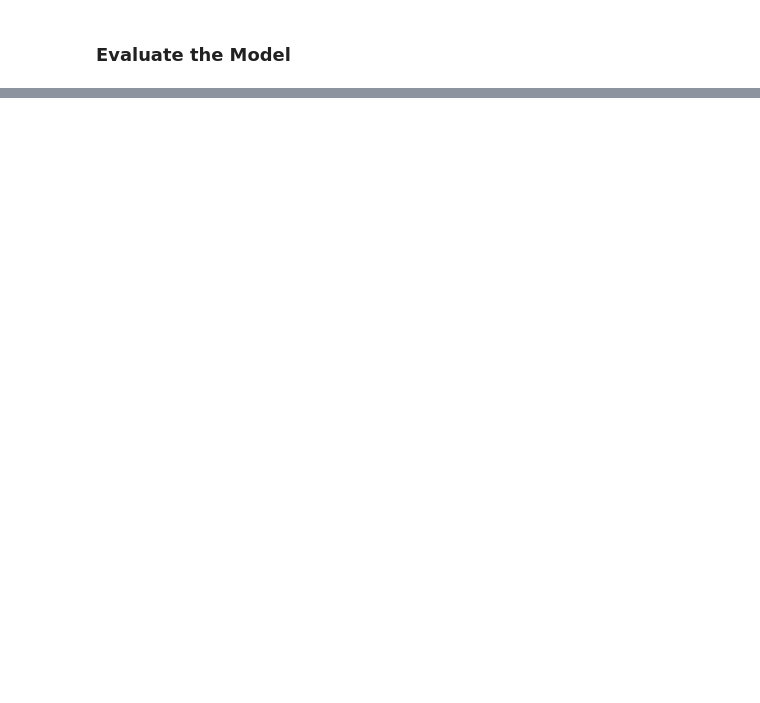
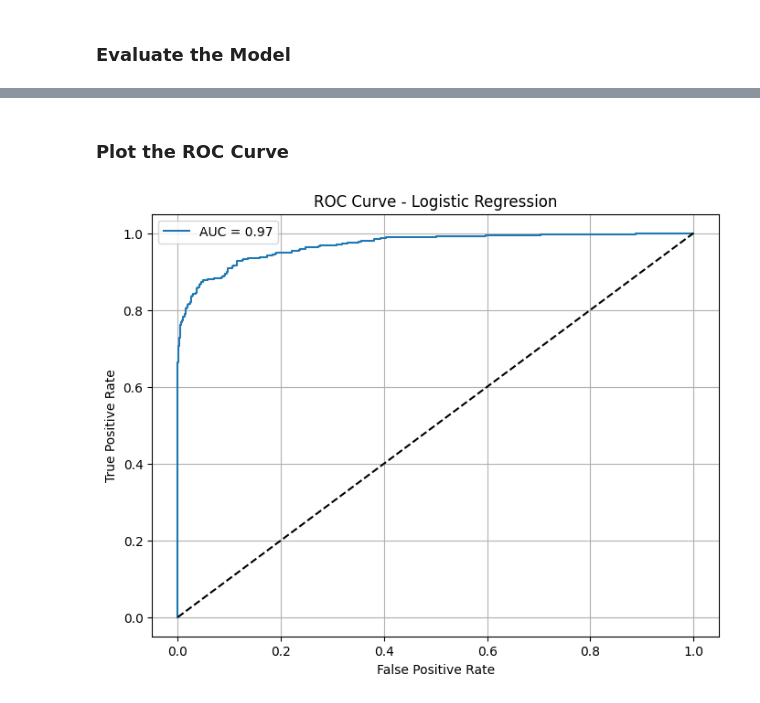
Before and after one commit to sowmyamaddali/customer-churn-prediction, a Jupyter notebook: notebooks/churn_linearModeling.ipynb, the cells around one changed output, grey strips where cells are left out. Saved outputs shown, nothing was run; the diff lists cells and outputs as text; code cells hidden in the pictures; blank space fills up the shorter version.

Commit message:
Logistic regression code and result analysis

```diff
--- a/notebooks/churn_linearModeling.ipynb
+++ b/notebooks/churn_linearModeling.ipynb
@@ -93,0 +88,6 @@ log_reg.fit(X_train, y_train)
+# %%
+from sklearn.linear_model import LogisticRegression
+
+# initialize and train the model
+log_reg = LogisticRegression(max_iter=1000, random_state=42)
+log_reg.fit(X_train, y_train)
@@ -102,2 +105,8 @@ y_prob = log_reg.predict_proba(X_test)[:1]
+# %%
+# predict class labels
+y_pred = log_reg.predict(X_test)
+
+# predict probabilities for ROC/AUC
+y_prob = log_reg.predict_proba(X_test)[:,1]
 # %% [markdown]
 ### Evaluate the Model
@@ -107,0 +148,18 @@ from sklearn.metrics import classification_report, confusion_matrix, roc_auc_sco
+# %% [markdown]
+### Plot the ROC Curve
+# %%
+from sklearn.metrics import roc_curve
+
+fpr, tpr, _ = roc_curve(y_test, y_prob)
+plt.figure(figsize=(8,6))
+plt.plot(fpr, tpr, label=f"AUC = {auc:.2f}")
+# baseline
+plt.plot([0, 1], [0, 1], 'k--')
+plt.xlabel("False Positive Rate")
+plt.ylabel("True Positive Rate")
+plt.title("ROC Curve - Logistic Regression")
+plt.legend()
+plt.grid(True)
+plt.show()
+# %% [output]
+[figure, added]
```
Also changed, not shown: parts of 6 cells of this notebook.
